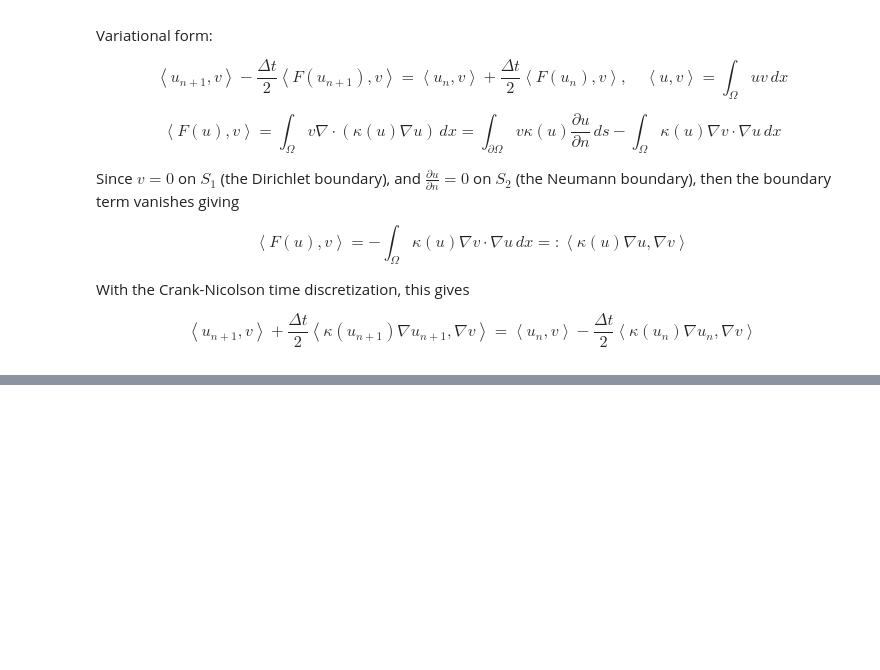
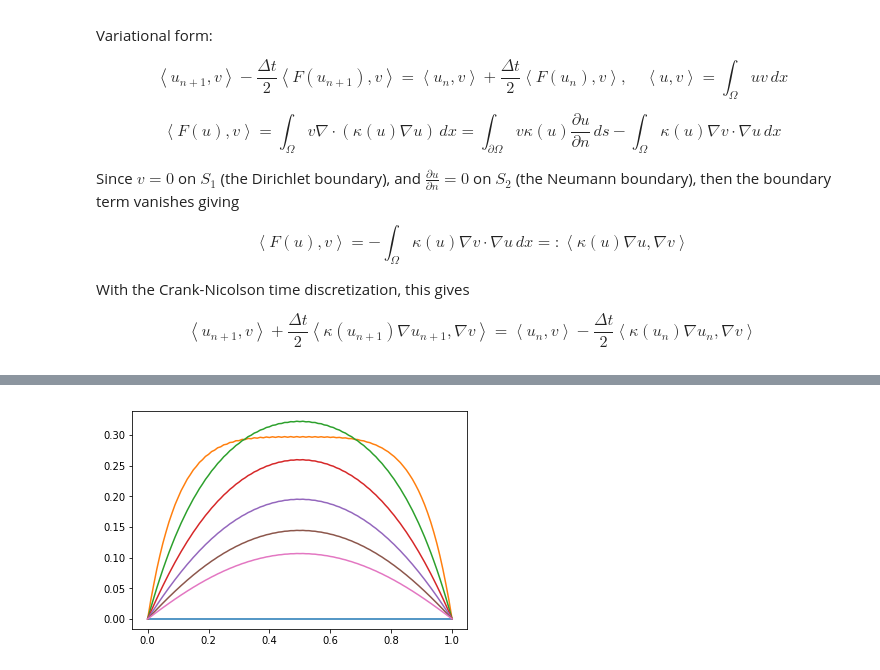
Before and after one commit to JeromeTroy/fenics-hgss, a Jupyter notebook: FEniCS Heat Equation.ipynb, the cells around one changed output, grey strips where cells are left out. Saved outputs shown, nothing was run; the diff lists cells and outputs as text; code cells hidden in the pictures; blank space fills up the shorter version.

```diff
--- a/FEniCS Heat Equation.ipynb
+++ b/FEniCS Heat Equation.ipynb
@@ -268,0 +377,10 @@ plt.show()
+# %%
+Δu = (u_nonlin - u_lin)
+
+plt.figure()
+for n in range(0, nsteps+1, 50):
+    plt.plot(x, Δu[:, n])
+
+plt.show()
+# %% [output]
+[figure, added]
```
Also changed, not shown: parts of 6 cells of this notebook, 3 other files.
